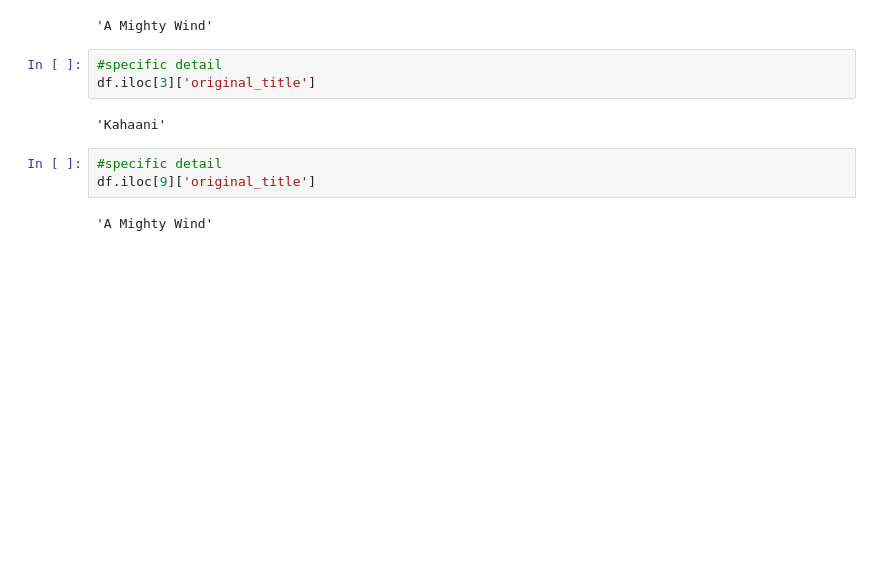
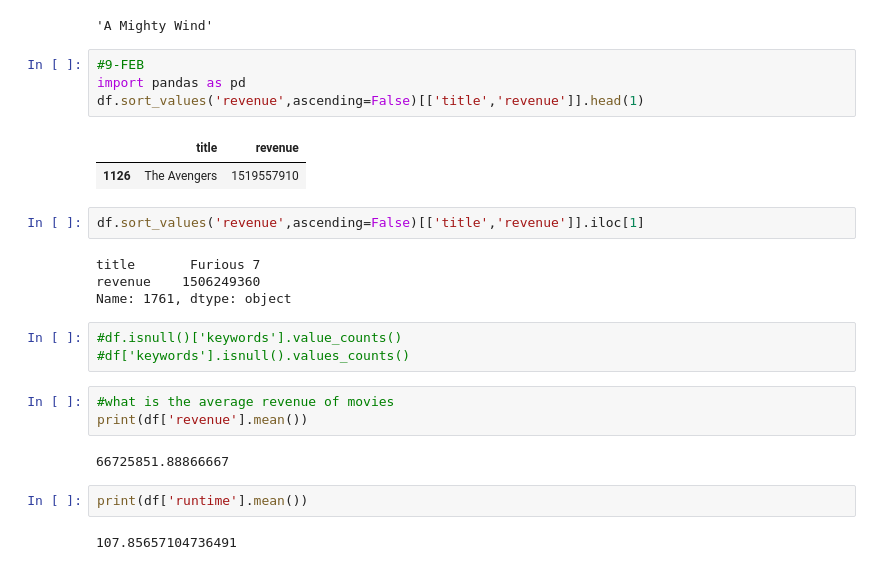
Before and after one commit to Durga130604/python_libraries_for_da-ds, a Jupyter notebook: pandas/missing_values.ipynb, the cells around one changed output. Saved outputs shown, nothing was run; the diff lists cells and outputs as text; blank space fills up the shorter version.

Commit message:
PANDAS_DAY-25 PRACTICE_FILES

```diff
--- a/pandas/missing_values.ipynb
+++ b/pandas/missing_values.ipynb
@@ -399,12 +399,27 @@ df.iloc[9]['original_title']
 # %% [output]
 'A Mighty Wind'
 # %%
-#specific detail
-df.iloc[3]['original_title']
+#9-FEB
+import pandas as pd
+df.sort_values('revenue',ascending=False)[['title','revenue']].head(1)
 # %% [output]
-'Kahaani'
+|  | title | revenue |
+| 1126 | The Avengers | 1519557910 |
 # %%
-#specific detail
-df.iloc[9]['original_title']
+df.sort_values('revenue',ascending=False)[['title','revenue']].iloc[1]
 # %% [output]
-'A Mighty Wind'
+title       Furious 7
+revenue    1506249360
+Name: 1761, dtype: object
+# %%
+#df.isnull()['keywords'].value_counts()
+#df['keywords'].isnull().values_counts()
+# %%
+#what is the average revenue of movies
+print(df['revenue'].mean())
+# %% [output]
+66725851.88866667
+# %%
+print(df['runtime'].mean())
+# %% [output]
+107.85657104736491
```
Also changed, not shown: parts of 3 cells of this notebook.
